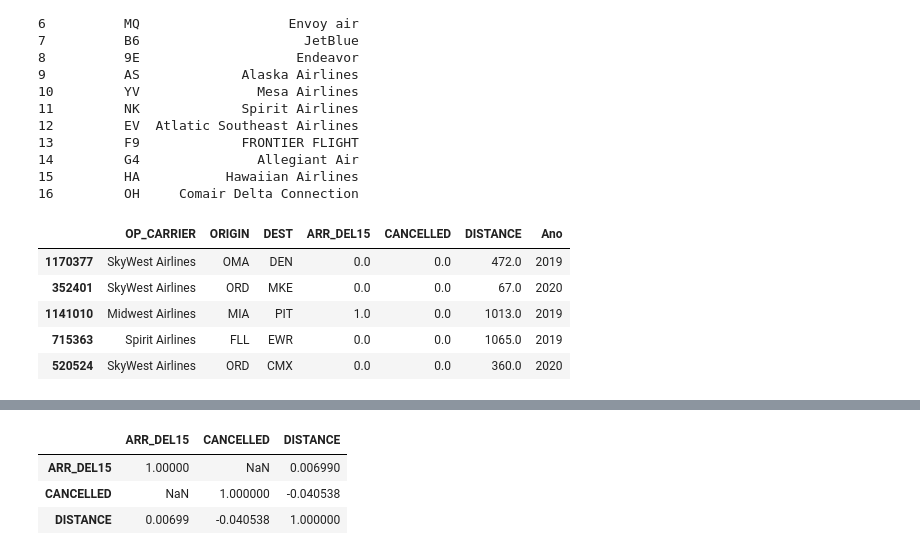
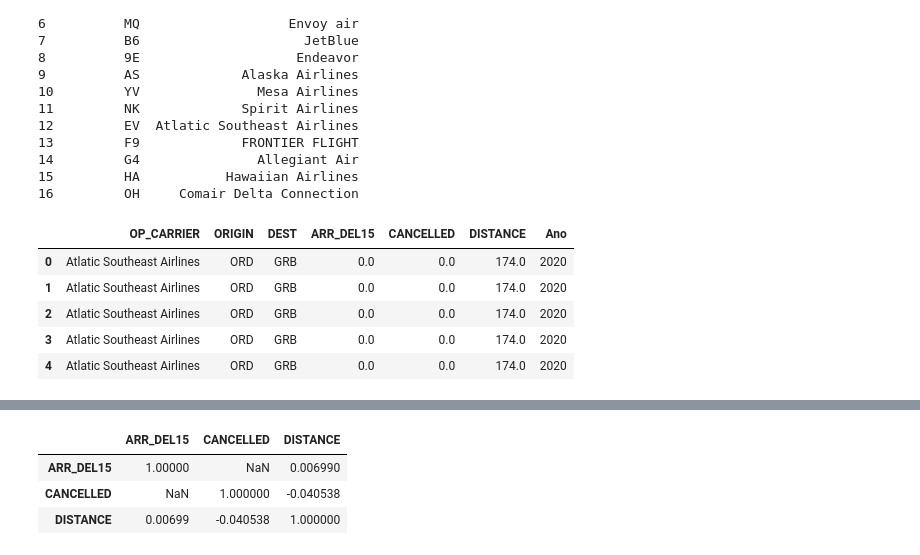
Before and after one commit to insper-classroom/22-2a-cd-p2-grupo_bexcamrefe, a Jupyter notebook: relatoriop2.ipynb, the cells around one changed output, grey strips where cells are left out. Saved outputs shown, nothing was run; the diff lists cells and outputs as text; code cells hidden in the pictures.

```diff
--- a/relatoriop2.ipynb
+++ b/relatoriop2.ipynb
@@ -21,13 +25,13 @@ Pergunta: Qual a probabilidade do meu voo ser cancelado de acordo com a sua cia
 MINERAÇÃO DE DADOS
 Limpeza do dataset
 # %%
-dados_2019 = pd.read_csv('Jan_2019_ontime.csv')
+# FILTRANDO APENAS DADOS INTERESSANTES
+dados_2019 = pd.read_csv('Jan_2019_ontime.csv', sep=',')
 # manter: OP_CARRIER, ORIGIN, DESTINATION, CANCELLED, DIVERTED, DISTANCE
-dados_2019.head(5)
 
 Novos_dados_2019 = dados_2019.loc[:,['OP_CARRIER','ORIGIN', 'DEST','ARR_DEL15','CANCELLED','DISTANCE']]
 Novos_dados_2019["Ano"]="2019"
-Novos_dados_2019.head()
+Novos_dados_2019.head(5)
 # %% [output]
 |  | OP_CARRIER | ORIGIN | DEST | ARR_DEL15 | CANCELLED | DISTANCE | Ano |
 | 0 | 9E | GNV | ATL | 0.0 | 0.0 | 300.0 | 2019 |
@@ -61,3 +56,11 @@ Treinamento['OP_CARRIER'] = Treinamento['OP_CARRIER'].astype('category')
+# %%
+Dados_gerais = pd.merge(Novos_dados_2020 , Novos_dados_2019, how = 'outer') # JUNTANDO AS DUAS BASES DE DADOS
+
+Dados_gerais['OP_CARRIER'] = Dados_gerais['OP_CARRIER'].astype('category')
+Dados_gerais['ORIGIN'] = Dados_gerais['ORIGIN'].astype('category')
+Dados_gerais['DEST'] = Dados_gerais['DEST'].astype('category')
+Dados_gerais['CANCELLED'] = Dados_gerais['CANCELLED'].astype('category')
+Dados_gerais['ARR_DEL15'] = Dados_gerais['ARR_DEL15'].astype('category')
 # %%
 Comparador = pd.read_csv('Pasta1.csv')
 print(Comparador)
@@ -81,13 +84,13 @@ print(Comparador)
 15         HA           Hawaiian Airlines
 16         OH     Comair Delta Connection
 # %%
-Treinamento['OP_CARRIER'].cat.categories = [' Endeavor','American Airlines Cargo','Alaska Airlines','JetBlue','Delta Air Lines','Atlatic Southeast Airlines','Frontier Flight','Allegiant Air','Hawaiian Airlines','Envoy Air','Spirit Airlines','Comair Delta Connection','SkyWest Airlines','United Airlines Cargo','Southwest Airlines','Mesa Airlines','Midwest Airlines']
+Dados_gerais['OP_CARRIER'].cat.categories = [' Endeavor','American Airlines Cargo','Alaska Airlines','JetBlue','Delta Air Lines','Atlatic Southeast Airlines','Frontier Flight','Allegiant Air','Hawaiian Airlines','Envoy Air','Spirit Airlines','Comair Delta Connection','SkyWest Airlines','United Airlines Cargo','Southwest Airlines','Mesa Airlines','Midwest Airlines']
 # %%
-Treinamento.head(5)
+Dados_gerais.head(5)
 # %% [output]
 |  | OP_CARRIER | ORIGIN | DEST | ARR_DEL15 | CANCELLED | DISTANCE | Ano |
-| 1170377 | SkyWest Airlines | OMA | DEN | 0.0 | 0.0 | 472.0 | 2019 |
-| 352401 | SkyWest Airlines | ORD | MKE | 0.0 | 0.0 | 67.0 | 2020 |
-| 1141010 | Midwest Airlines | MIA | PIT | 1.0 | 0.0 | 1013.0 | 2019 |
-| 715363 | Spirit Airlines | FLL | EWR | 0.0 | 0.0 | 1065.0 | 2019 |
-| 520524 | SkyWest Airlines | ORD | CMX | 0.0 | 0.0 | 360.0 | 2020 |
+| 0 | Atlatic Southeast Airlines | ORD | GRB | 0.0 | 0.0 | 174.0 | 2020 |
+| 1 | Atlatic Southeast Airlines | ORD | GRB | 0.0 | 0.0 | 174.0 | 2020 |
+| 2 | Atlatic Southeast Airlines | ORD | GRB | 0.0 | 0.0 | 174.0 | 2020 |
+| 3 | Atlatic Southeast Airlines | ORD | GRB | 0.0 | 0.0 | 174.0 | 2020 |
+| 4 | Atlatic Southeast Airlines | ORD | GRB | 0.0 | 0.0 | 174.0 | 2020 |
```
Also changed, not shown: parts of 10 cells of this notebook.
